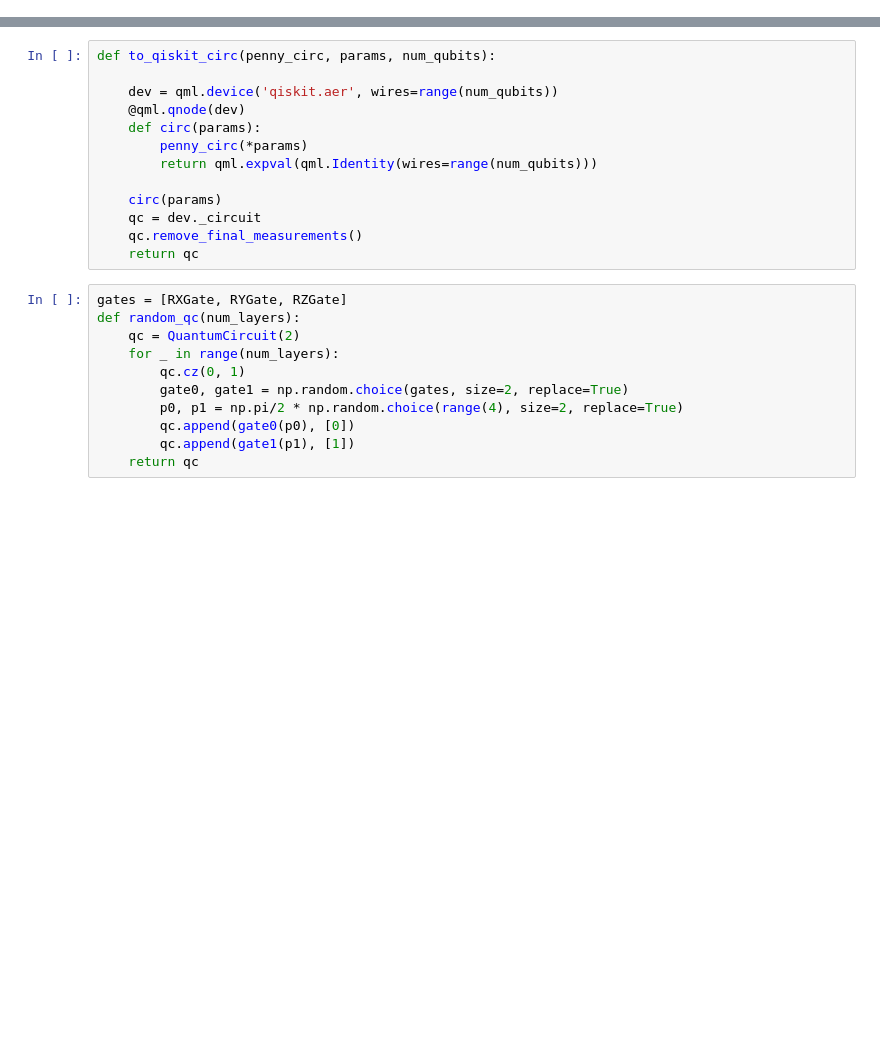
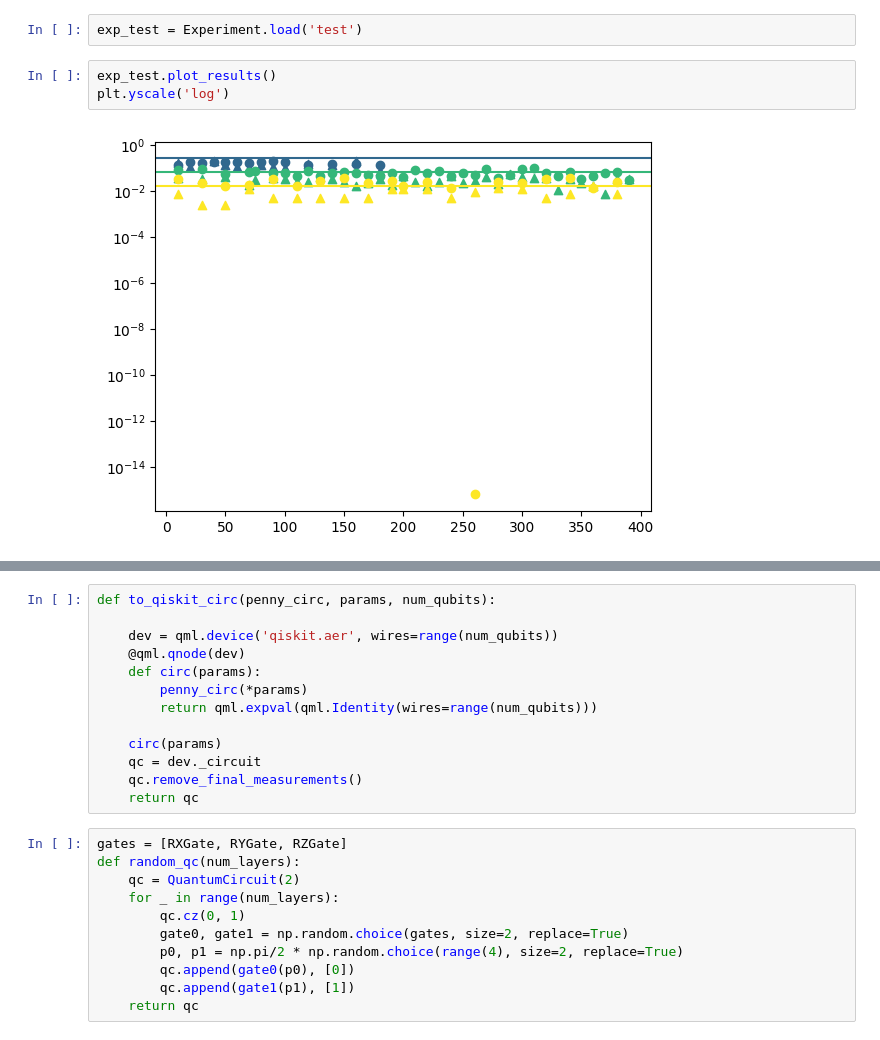
Before and after one commit to idnm/barren_traps, a Jupyter notebook: barren_traps.ipynb, the cells around one changed output, grey strips where cells are left out. Cells and saved outputs as stored; diff of their text form; blank space fills up the shorter version.

```diff
--- a/barren_traps.ipynb
+++ b/barren_traps.ipynb
@@ -244,0 +271,7 @@ class Experiment:
+# %%
+exp_test = Experiment.load('test')
+# %%
+exp_test.plot_results()
+plt.yscale('log')
+# %% [output]
+[figure, added]
```
Also changed, not shown: parts of 18 cells of this notebook.
